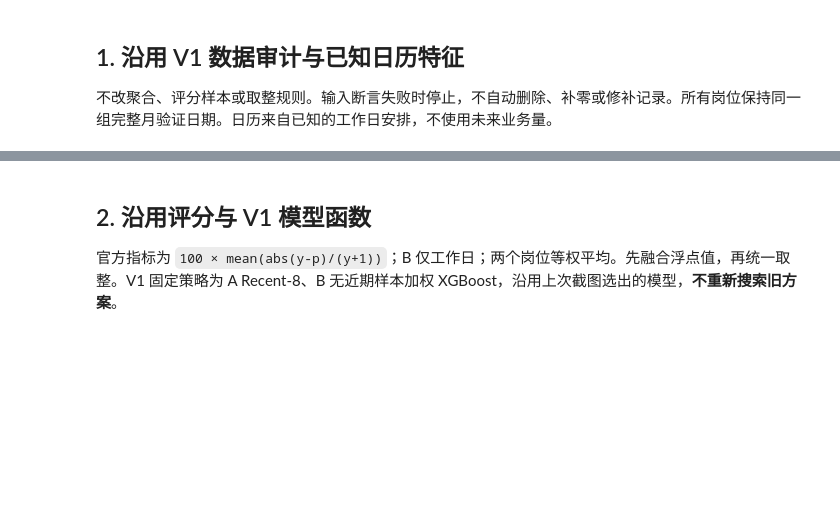
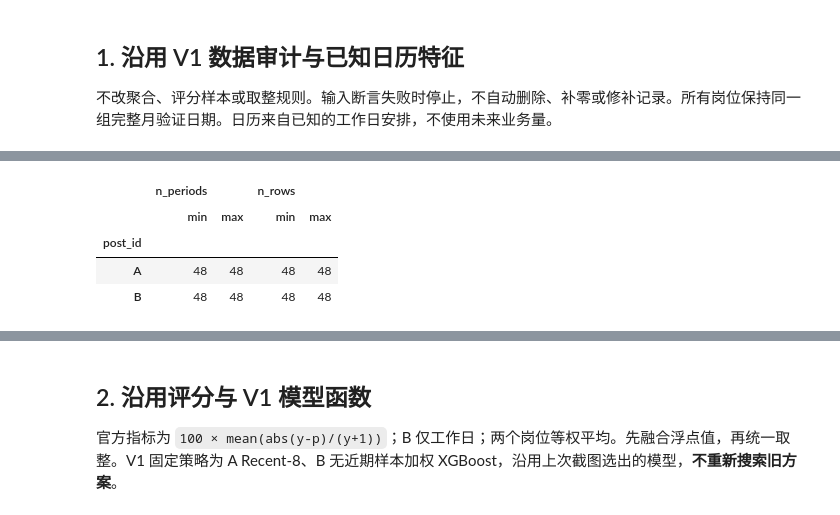
Before and after one commit to hazel7627x-lgtm/Assignment-Repository, a Jupyter notebook: 银行业务量预测_V1_多模型比较.ipynb, the cells around one changed output, grey strips where cells are left out. Drawn from its saved outputs; the diff is of its cells as text; code cells hidden in the pictures; blank space fills up the shorter version.

```diff
--- a/银行业务量预测_V1_多模型比较.ipynb
+++ b/银行业务量预测_V1_多模型比较.ipynb
@@ -185,11 +203,81 @@ coverage.to_csv(OUT/'period_coverage.csv',encoding='utf-8-sig')
 display(coverage.groupby('post_id').agg(['min','max']))
 if not coverage.n_periods.eq(48).all():
     warnings.warn('并非每个日期/业务都有48个时段，请核实是否采用稀疏零值存储；不补造交易。')
-daily_base=raw.groupby(['date','post_id'],as_index=False).amount.sum()
-expected=pd.MultiIndex.from_product([pd.date_range('2020-01-01','2020-09-30'),['A','B']],names=['date','post_id'])
-assert daily_base.set_index(['date','post_id']).index.sort_values().equals(expected.sort_values())
-test_keys=pd.MultiIndex.from_frame(test_raw[['date','post_id']])
-expected_test=pd.MultiIndex.from_product([pd.date_range('2020-10-01','2020-10-31'),['A','B']],names=['date','post_id'])
-assert len(test_raw)==62 and test_keys.sort_values().equals(expected_test.sort_values())
-assert np.isclose(daily_base.amount.sum(),raw.amount.sum())
-print('日度记录：',len(daily_base),'；测试记录：',len(test_raw))
+# 汇总为每天、每个岗位的业务总量
+daily_base = (
+    raw.groupby(["date", "post_id"], as_index=False)
+    .agg(amount=("amount", "sum"))
+)
+
+
+def check_coverage(frame, start, end, label):
+    # 转为普通 Python 日期字符串和岗位字符串，
+    # 避免 pandas 索引内部类型不同导致误判。
+    actual_keys = list(zip(
+        frame["date"].dt.strftime("%Y-%m-%d"),
+        frame["post_id"].astype(str)
+    ))
+
+    expected_keys = {
+        (date.strftime("%Y-%m-%d"), post)
+        for date in pd.date_range(start, end)
+        for post in ["A", "B"]
+    }
+
+    actual_set = set(actual_keys)
+    missing = sorted(expected_keys - actual_set)
+    extra = sorted(actual_set - expected_keys)
+    duplicate_count = len(actual_keys) - len(actual_set)
+
+    print(f"\n{label}：实际 {len(frame)} 行，预期 {len(expected_keys)} 行")
+    print(
+        f"缺失组合：{len(missing)}；"
+        f"额外组合：{len(extra)}；"
+        f"重复组合：{duplicate_count}"
+    )
+
+    if missing:
+        print("缺失的日期与岗位（前20条）：")
+        display(pd.DataFrame(
+            missing[:20], columns=["date", "post_id"]
+        ))
+
+    if extra:
+        print("超出预期的日期与岗位（前20条）：")
+        display(pd.DataFrame(
+            extra[:20], columns=["date", "post_id"]
+        ))
+
+    assert not missing, f"{label}存在缺失组合，请查看上面的明细"
+    assert not extra, f"{label}存在额外组合，请查看上面的明细"
+    assert duplicate_count == 0, f"{label}存在重复日期与岗位"
+    assert len(frame) == len(expected_keys), f"{label}记录数不符"
+
+    print(f"{label}覆盖检查通过")
+
+
+check_coverage(
+    daily_base,
+    "2020-01-01",
+    "2020-09-30",
+    "训练集"
+)
+
+check_coverage(
+    test_raw,
+    "2020-10-01",
+    "2020-10-31",
+    "测试集"
+)
+
+assert np.isclose(
+    daily_base["amount"].sum(),
+    raw["amount"].sum()
+), "聚合前后业务总量不一致"
+
+print(
+    "\n全部检查通过。"
+    f"日度记录：{len(daily_base)}；"
+    f"测试记录：{len(test_raw)}"
+)
+# %% [output]
@@ -195,0 +290,5 @@ print('日度记录：',len(daily_base),'；测试记录：',len(test_raw))
+|  | n_periods |  | n_rows |  |
+|  | min | max | min | max |
+| post_id |  |  |  |  |
+| A | 48 | 48 | 48 | 48 |
+| B | 48 | 48 | 48 | 48 |
```
Also changed, not shown: parts of 12 cells of this notebook.
